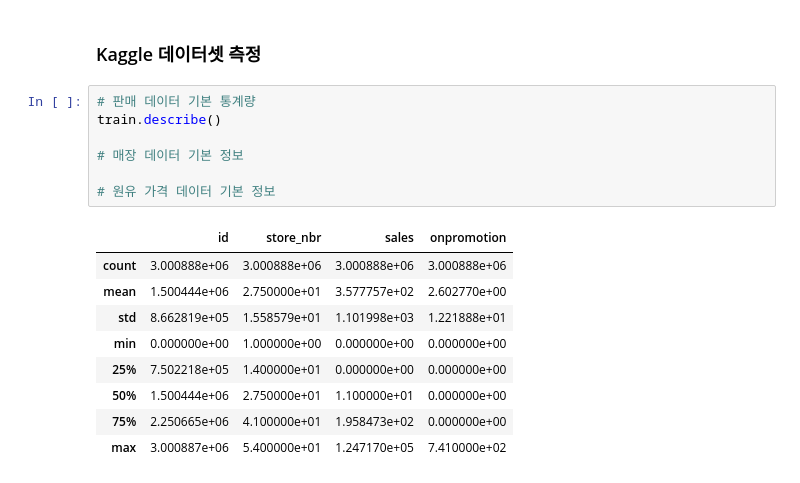
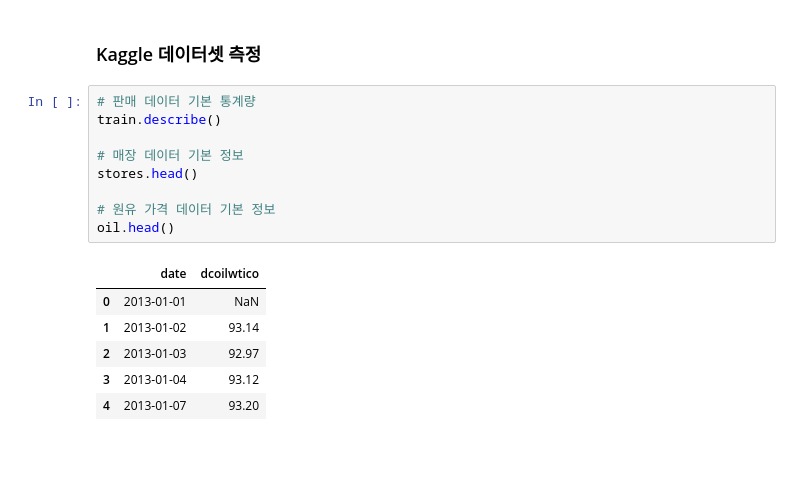
Before and after one commit to ryujjung0213/Data-Analysis-with-Open-Source, a Jupyter notebook: 오픈소스_데이터_분석_6강.ipynb, the cells around one changed output. Cells and saved outputs as stored; diff of their text form; blank space fills up the shorter version.

```diff
--- a/오픈소스_데이터_분석_6강.ipynb
+++ b/오픈소스_데이터_분석_6강.ipynb
@@ -223,17 +223,16 @@ memory usage: 137.4+ MB
 # %%
 # 판매 데이터 기본 통계량
 train.describe()
 
 # 매장 데이터 기본 정보
+stores.head()
 
 # 원유 가격 데이터 기본 정보
+oil.head()
 # %% [output]
-|  | id | store_nbr | sales | onpromotion |
-| count | 3.000888e+06 | 3.000888e+06 | 3.000888e+06 | 3.000888e+06 |
-| mean | 1.500444e+06 | 2.750000e+01 | 3.577757e+02 | 2.602770e+00 |
-| std | 8.662819e+05 | 1.558579e+01 | 1.101998e+03 | 1.221888e+01 |
-| min | 0.000000e+00 | 1.000000e+00 | 0.000000e+00 | 0.000000e+00 |
-| 25% | 7.502218e+05 | 1.400000e+01 | 0.000000e+00 | 0.000000e+00 |
-| 50% | 1.500444e+06 | 2.750000e+01 | 1.100000e+01 | 0.000000e+00 |
-| 75% | 2.250665e+06 | 4.100000e+01 | 1.958473e+02 | 0.000000e+00 |
-| max | 3.000887e+06 | 5.400000e+01 | 1.247170e+05 | 7.410000e+02 |
+|  | date | dcoilwtico |
+| 0 | 2013-01-01 | NaN |
+| 1 | 2013-01-02 | 93.14 |
+| 2 | 2013-01-03 | 92.97 |
+| 3 | 2013-01-04 | 93.12 |
+| 4 | 2013-01-07 | 93.20 |
```
